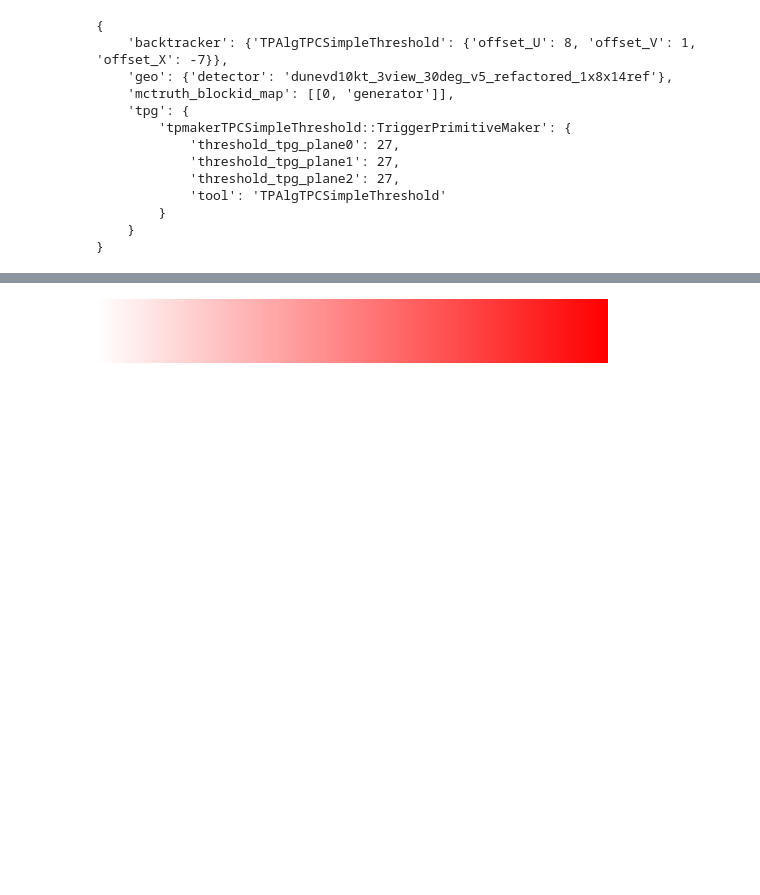
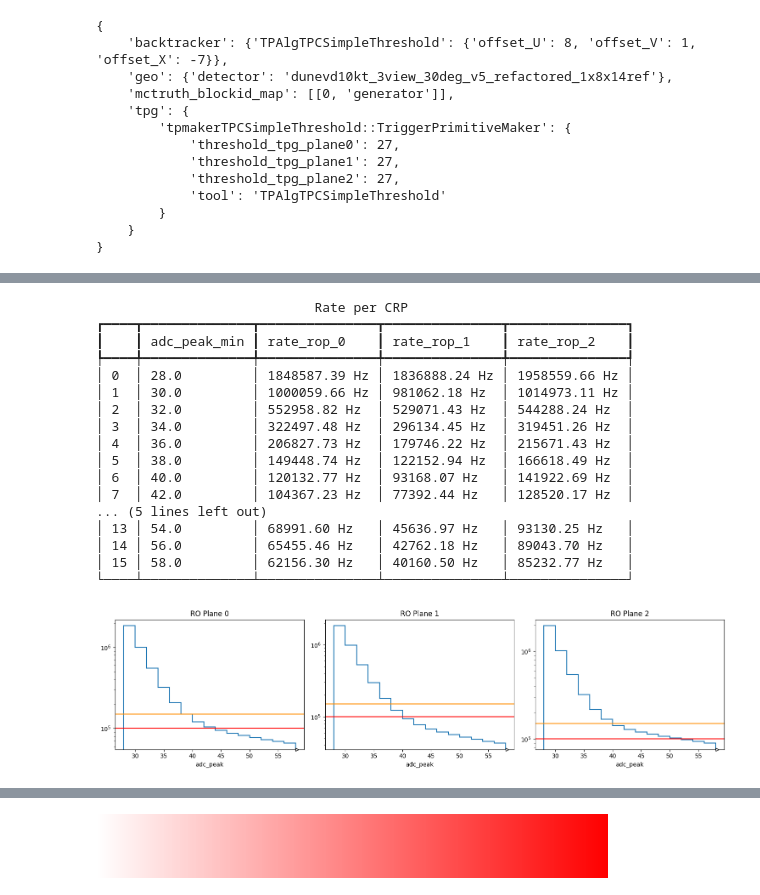
Before and after one commit to alessandrothea/tpvalidator, a Jupyter notebook: notebooks/studies/1x8x14/VD-1x8x14-RadiologicalBackgroundTriggerPrimitiveRates.ipynb, the cells around one changed output, grey strips where cells are left out. Saved outputs shown, nothing was run; the diff lists cells and outputs as text; code cells hidden in the pictures; blank space fills up the shorter version.

```diff
--- a/notebooks/studies/1x8x14/VD-1x8x14-RadiologicalBackgroundTriggerPrimitiveRates.ipynb
+++ b/notebooks/studies/1x8x14/VD-1x8x14-RadiologicalBackgroundTriggerPrimitiveRates.ipynb
@@ -175,0 +218,22 @@ for rop_id in range(3):
+# %%
+ana = RadBkgRateAnalyser(rad_ws=rad_ws, em_ws=em_ws)
+ana.do_total_rates()
+# %% [output]
+                            Rate per CRP
+┏━━━━┳━━━━━━━━━━━━━━┳━━━━━━━━━━━━━━━┳━━━━━━━━━━━━━━━┳━━━━━━━━━━━━━━━┓
+┃    ┃ adc_peak_min ┃ rate_rop_0    ┃ rate_rop_1    ┃ rate_rop_2    ┃
+┡━━━━╇━━━━━━━━━━━━━━╇━━━━━━━━━━━━━━━╇━━━━━━━━━━━━━━━╇━━━━━━━━━━━━━━━┩
+│ 0  │ 28.0         │ 1848587.39 Hz │ 1836888.24 Hz │ 1958559.66 Hz │
+│ 1  │ 30.0         │ 1000059.66 Hz │ 981062.18 Hz  │ 1014973.11 Hz │
+│ 2  │ 32.0         │ 552958.82 Hz  │ 529071.43 Hz  │ 544288.24 Hz  │
+│ 3  │ 34.0         │ 322497.48 Hz  │ 296134.45 Hz  │ 319451.26 Hz  │
+│ 4  │ 36.0         │ 206827.73 Hz  │ 179746.22 Hz  │ 215671.43 Hz  │
+│ 5  │ 38.0         │ 149448.74 Hz  │ 122152.94 Hz  │ 166618.49 Hz  │
+│ 6  │ 40.0         │ 120132.77 Hz  │ 93168.07 Hz   │ 141922.69 Hz  │
+│ 7  │ 42.0         │ 104367.23 Hz  │ 77392.44 Hz   │ 128520.17 Hz  │
+... (5 lines left out)
+│ 13 │ 54.0         │ 68991.60 Hz   │ 45636.97 Hz   │ 93130.25 Hz   │
+│ 14 │ 56.0         │ 65455.46 Hz   │ 42762.18 Hz   │ 89043.70 Hz   │
+│ 15 │ 58.0         │ 62156.30 Hz   │ 40160.50 Hz   │ 85232.77 Hz   │
+└────┴──────────────┴───────────────┴───────────────┴───────────────┘
+[figure, added]
```
Also changed, not shown: parts of 49 cells of this notebook, 6 other files.
